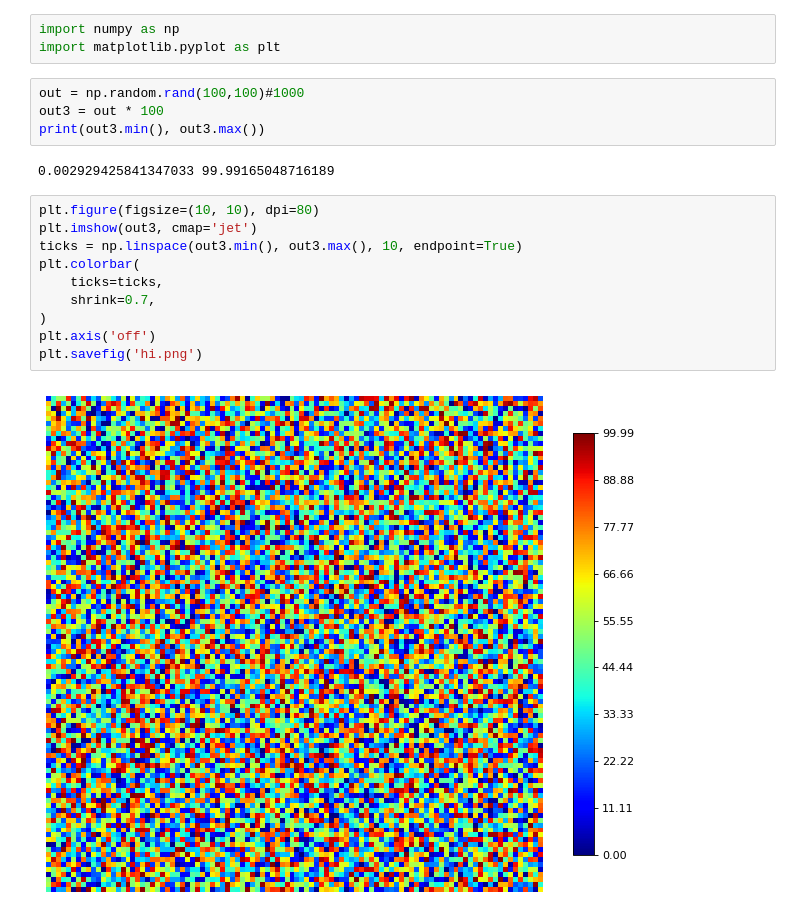
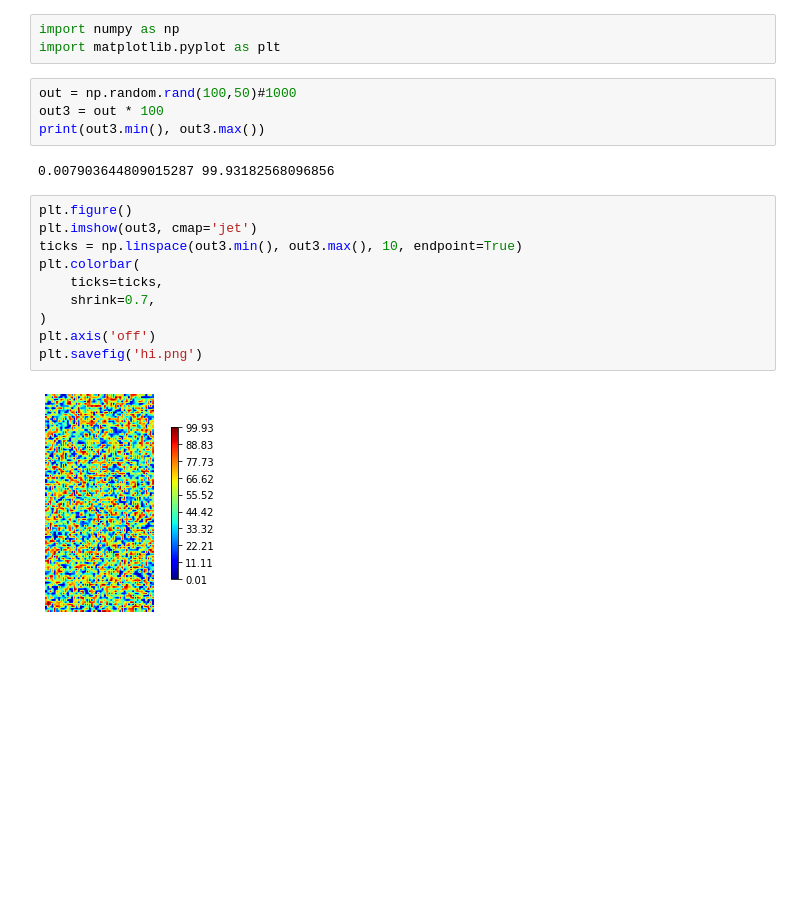
Before and after one commit to hihunjin/Code-snippet-for-everything, a Jupyter notebook: matplotlib_colorbar_side.ipynb, the cells around one changed output. Cells and saved outputs as stored; diff of their text form; blank space fills up the shorter version.

```diff
--- a/matplotlib_colorbar_side.ipynb
+++ b/matplotlib_colorbar_side.ipynb
@@ -4,20 +4,20 @@
 import numpy as np
 import matplotlib.pyplot as plt
 # %%
-out = np.random.rand(100,100)#1000
+out = np.random.rand(100,50)#1000
 out3 = out * 100
 print(out3.min(), out3.max())
 # %% [output]
-0.002929425841347033 99.99165048716189
+0.007903644809015287 99.93182568096856
 # %%
-plt.figure(figsize=(10, 10), dpi=80)
+plt.figure()
 plt.imshow(out3, cmap='jet')
 ticks = np.linspace(out3.min(), out3.max(), 10, endpoint=True)
 plt.colorbar(
     ticks=ticks,
     shrink=0.7,
 )
 plt.axis('off')
 plt.savefig('hi.png')
 # %% [output]
-[figure, old version]
+[figure, new version]
```
